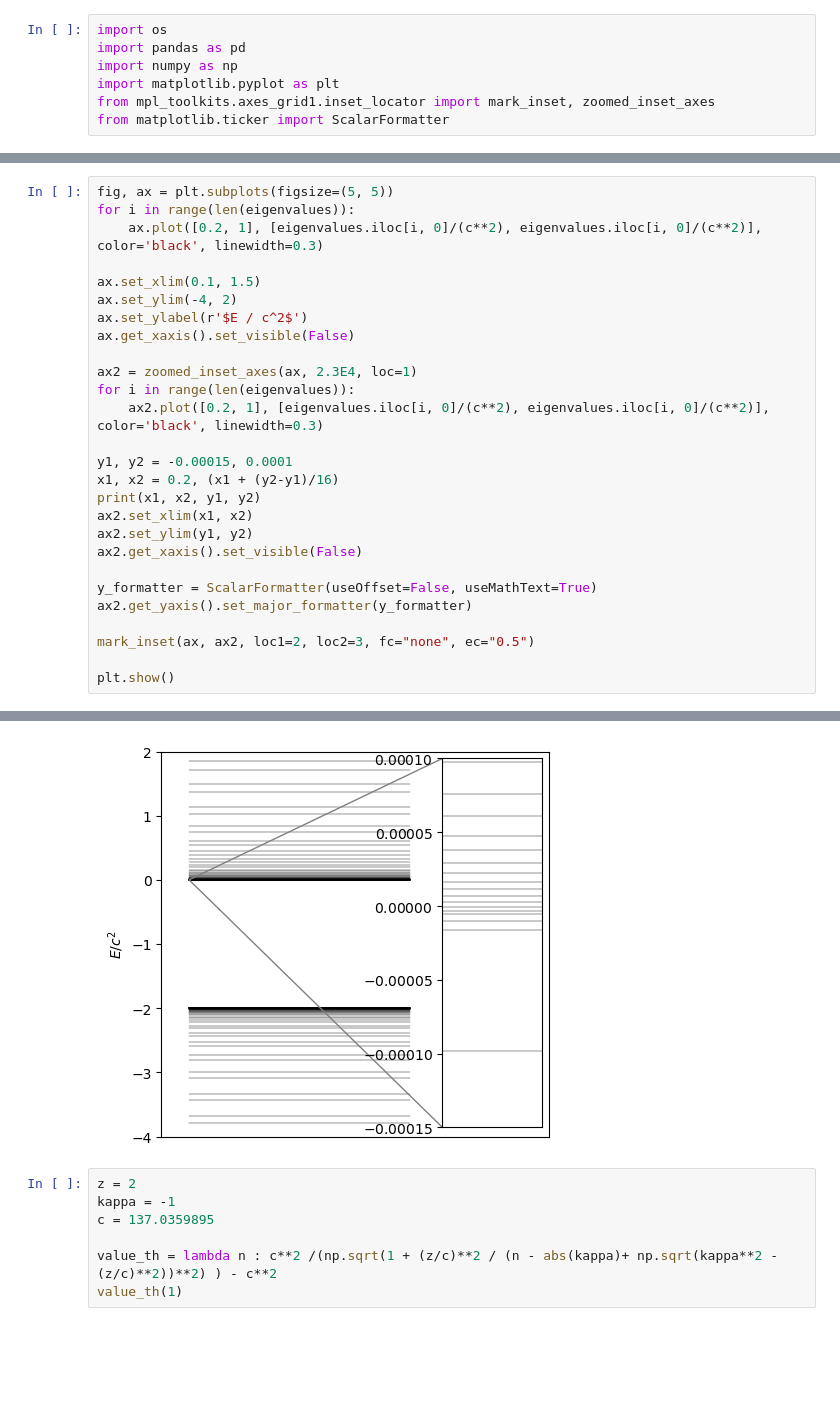
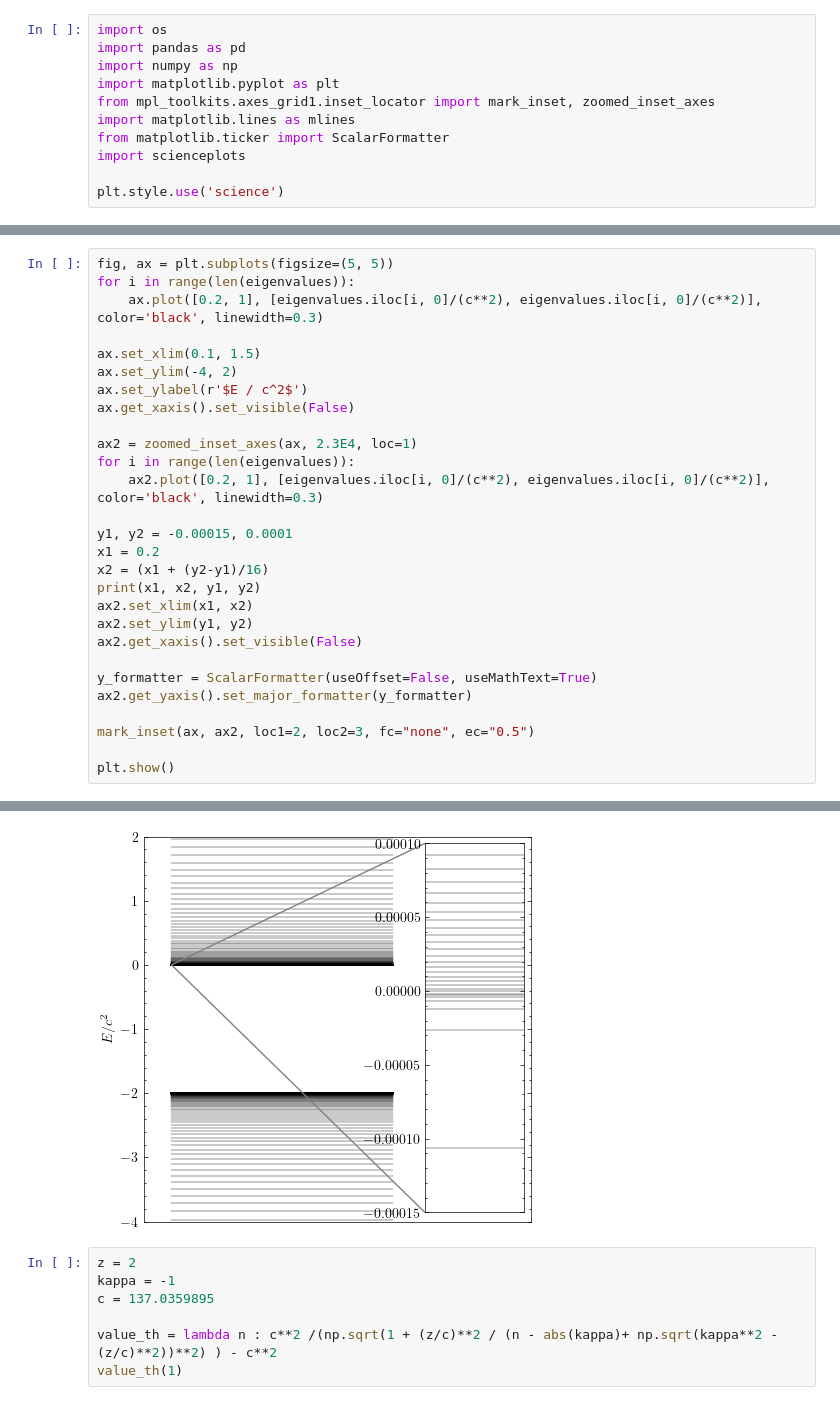
Before and after one commit to ma2this510/Dirac_Equation, a Jupyter notebook: notebook.ipynb, the cells around one changed output, grey strips where cells are left out. Cells and saved outputs as stored; diff of their text form; blank space fills up the shorter version.

Commit message:
Add plots ofr current result

```diff
--- a/notebook.ipynb
+++ b/notebook.ipynb
@@ -4,7 +4,11 @@ import pandas as pd
 import numpy as np
 import matplotlib.pyplot as plt
 from mpl_toolkits.axes_grid1.inset_locator import mark_inset, zoomed_inset_axes
+import matplotlib.lines as mlines
 from matplotlib.ticker import ScalarFormatter
+import scienceplots
+
+plt.style.use('science')
 # %%
 eigenvalues = pd.read_csv('eigenvalues.dat', header=None)
 c = 137
@@ -26,33 +30,34 @@ eigenvalues
 # %%
 fig, ax = plt.subplots(figsize=(5, 5))
 for i in range(len(eigenvalues)):
     ax.plot([0.2, 1], [eigenvalues.iloc[i, 0]/(c**2), eigenvalues.iloc[i, 0]/(c**2)], color='black', linewidth=0.3)
 
 ax.set_xlim(0.1, 1.5)
 ax.set_ylim(-4, 2)
 ax.set_ylabel(r'$E / c^2$')
 ax.get_xaxis().set_visible(False)
 
 ax2 = zoomed_inset_axes(ax, 2.3E4, loc=1)
 for i in range(len(eigenvalues)):
     ax2.plot([0.2, 1], [eigenvalues.iloc[i, 0]/(c**2), eigenvalues.iloc[i, 0]/(c**2)], color='black', linewidth=0.3)
 
 y1, y2 = -0.00015, 0.0001
-x1, x2 = 0.2, (x1 + (y2-y1)/16)
+x1 = 0.2
+x2 = (x1 + (y2-y1)/16)
 print(x1, x2, y1, y2)
 ax2.set_xlim(x1, x2)
 ax2.set_ylim(y1, y2)
 ax2.get_xaxis().set_visible(False)
 
 y_formatter = ScalarFormatter(useOffset=False, useMathText=True)
 ax2.get_yaxis().set_major_formatter(y_formatter)
 
 mark_inset(ax, ax2, loc1=2, loc2=3, fc="none", ec="0.5")
 
 plt.show()
 # %% [output]
 0.2 0.200015625 -0.00015 0.0001
-[figure, old version]
+[figure, new version]
 # %%
 z = 2
 kappa = -1
```
Also changed, not shown: parts of 11 cells of this notebook, 3 other files.
